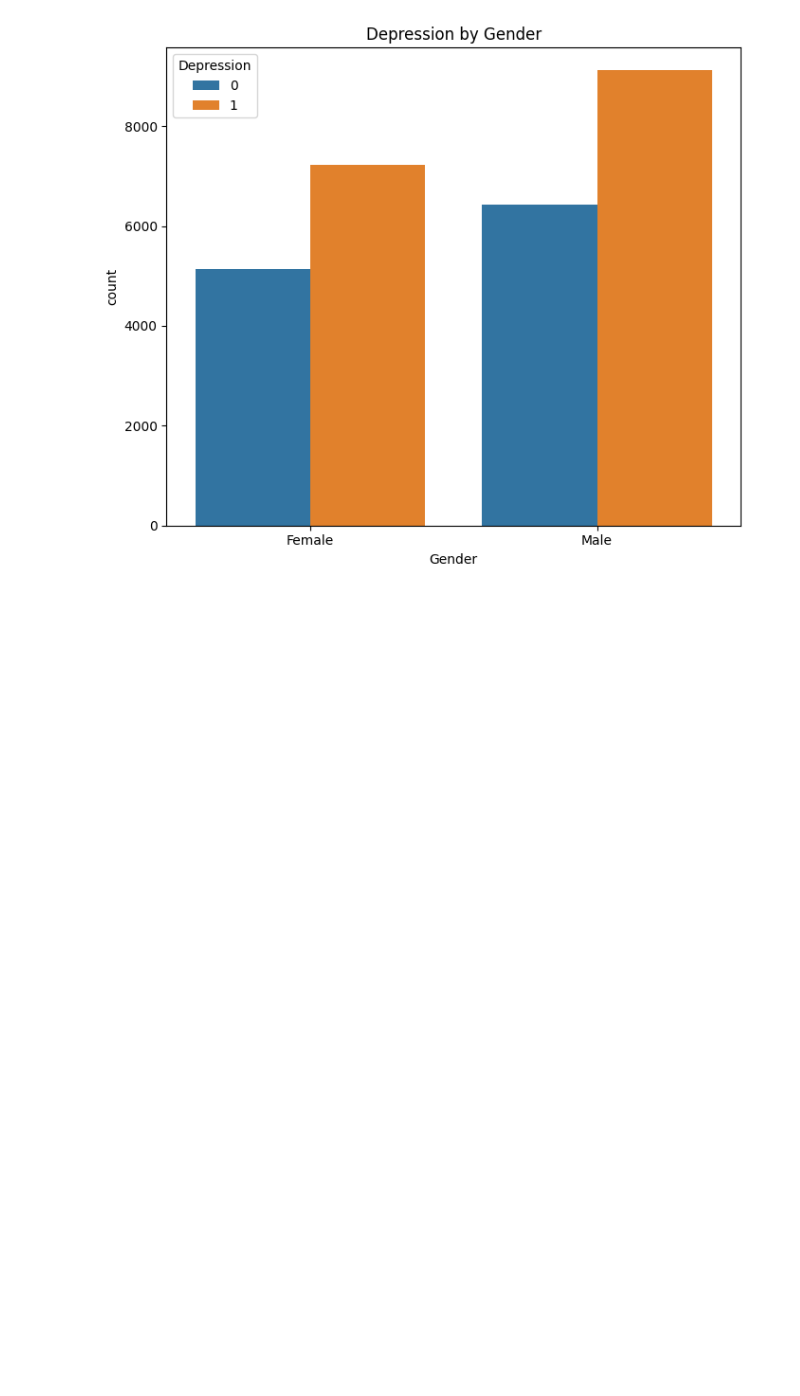
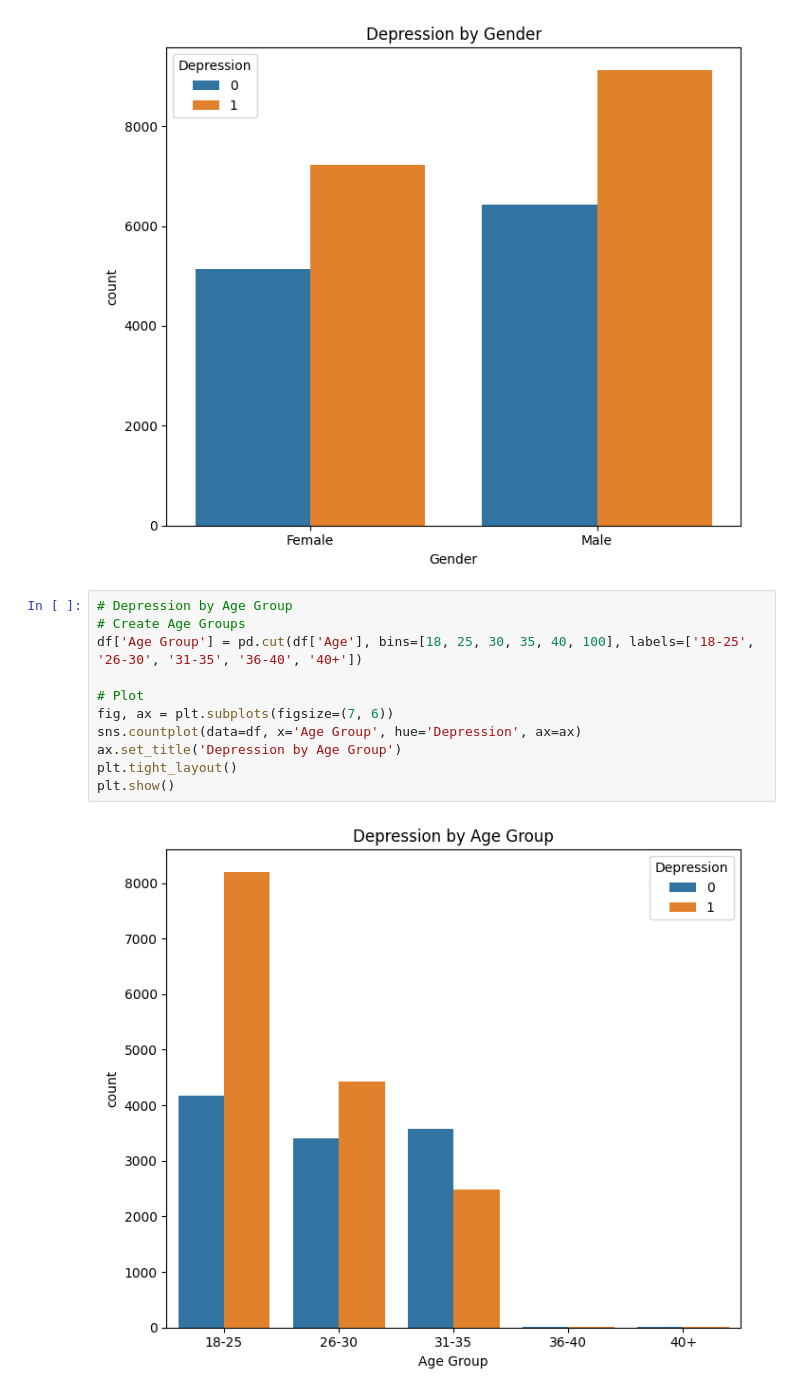
Before and after one commit to arshadziban/Data-Analysis-With-Python, a Jupyter notebook: StudentMind Insights/StudentMind_Insights.ipynb, the cells around one changed output. Cells and saved outputs as stored; diff of their text form; blank space fills up the shorter version.

```diff
--- a/StudentMind Insights/StudentMind_Insights.ipynb
+++ b/StudentMind Insights/StudentMind_Insights.ipynb
@@ -330,3 +330,16 @@ plt.tight_layout()
 plt.show()
 # %% [output]
 [figure]
+# %%
+# Depression by Age Group
+# Create Age Groups
+df['Age Group'] = pd.cut(df['Age'], bins=[18, 25, 30, 35, 40, 100], labels=['18-25', '26-30', '31-35', '36-40', '40+'])
+
+# Plot
+fig, ax = plt.subplots(figsize=(7, 6))
+sns.countplot(data=df, x='Age Group', hue='Depression', ax=ax)
+ax.set_title('Depression by Age Group')
+plt.tight_layout()
+plt.show()
+# %% [output]
+[figure, added]
```
